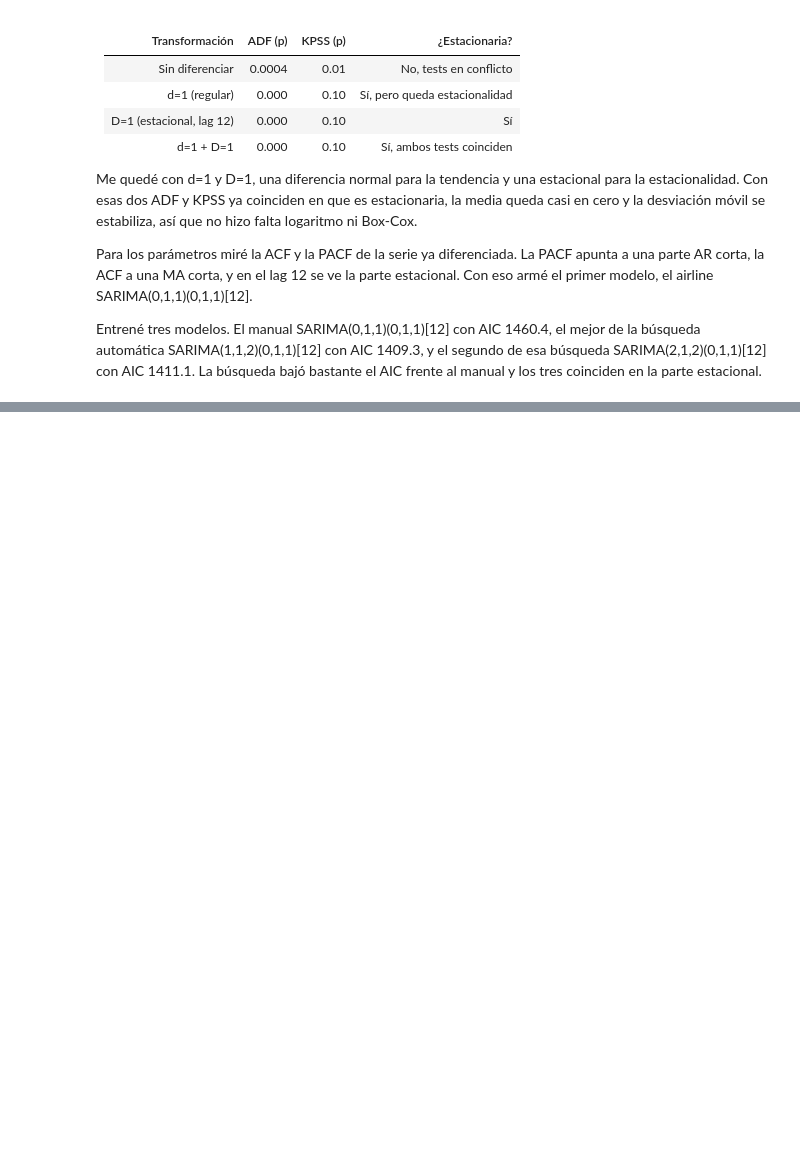
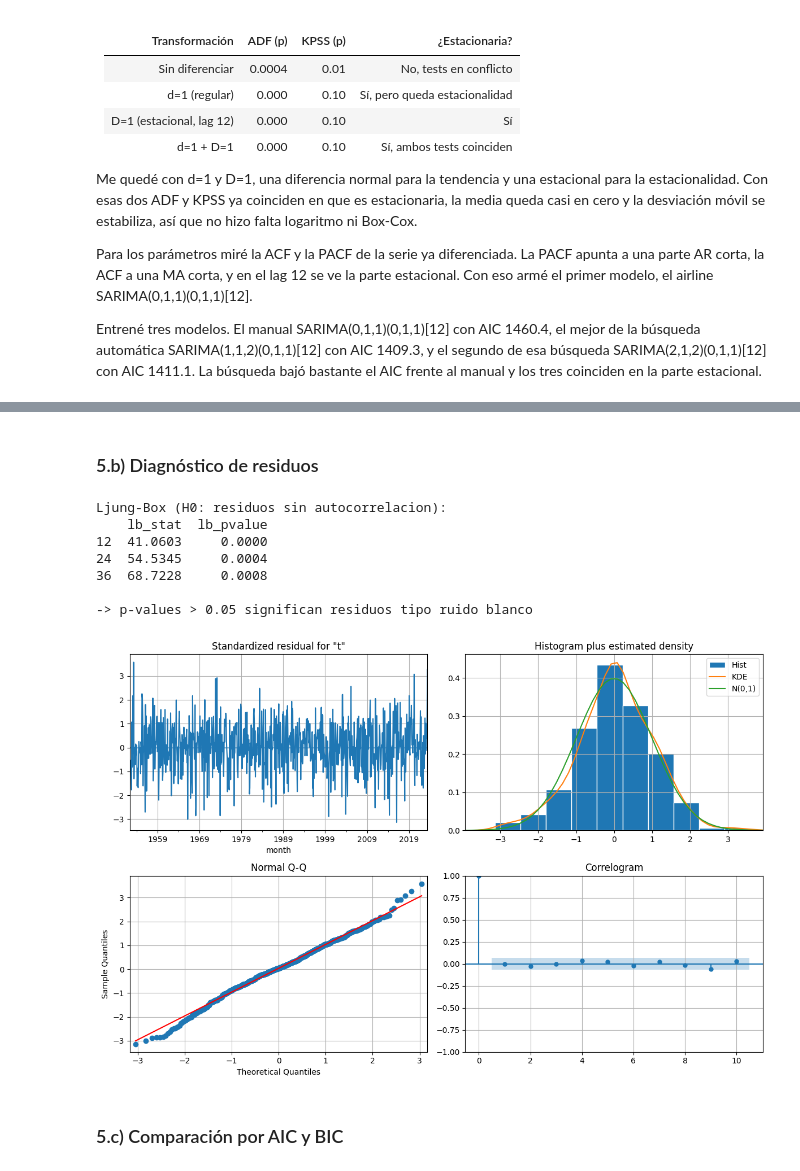
Before and after one commit to Fercho1118/Ejercicio-Series-de-Tiempo, a Jupyter notebook: Series_de_Tiempo_Temperatura_Guatemala.ipynb, the cells around one changed output, grey strips where cells are left out. Saved outputs shown, nothing was run; the diff lists cells and outputs as text; code cells hidden in the pictures; blank space fills up the shorter version.

```diff
--- a/Series_de_Tiempo_Temperatura_Guatemala.ipynb
+++ b/Series_de_Tiempo_Temperatura_Guatemala.ipynb
@@ -531,0 +540,6 @@ tres coinciden en la parte estacional.
+# %%
+#valido el modelo de menor AIC
+nombre_mejor = min(modelos, key=lambda k: modelos[k].aic)
+mejor_modelo = modelos[nombre_mejor]
+print("Modelo a validar:", nombre_mejor)
+print(mejor_modelo.summary())
@@ -531,0 +589,24 @@ tres coinciden en la parte estacional.
+# %% [markdown]
+### 5.b) Diagnóstico de residuos
+# %%
+from statsmodels.stats.diagnostic import acorr_ljungbox
+
+#Ljung-Box, H0 residuos sin autocorrelacion, se busca p-value alto
+lb = acorr_ljungbox(mejor_modelo.resid[1:], lags=[12, 24, 36], return_df=True)
+print("Ljung-Box (H0: residuos sin autocorrelacion):")
+print(lb)
+print("\n-> p-values > 0.05 significan residuos tipo ruido blanco")
+
+fig = mejor_modelo.plot_diagnostics(figsize=(12, 8))
+plt.tight_layout(); plt.show()
+# %% [output]
+Ljung-Box (H0: residuos sin autocorrelacion):
+    lb_stat  lb_pvalue
+12  41.0603     0.0000
+24  54.5345     0.0004
+36  68.7228     0.0008
+
+-> p-values > 0.05 significan residuos tipo ruido blanco
+[figure, added]
+# %% [markdown]
+### 5.c) Comparación por AIC y BIC
```
Also changed, not shown: parts of 6 cells of this notebook.
